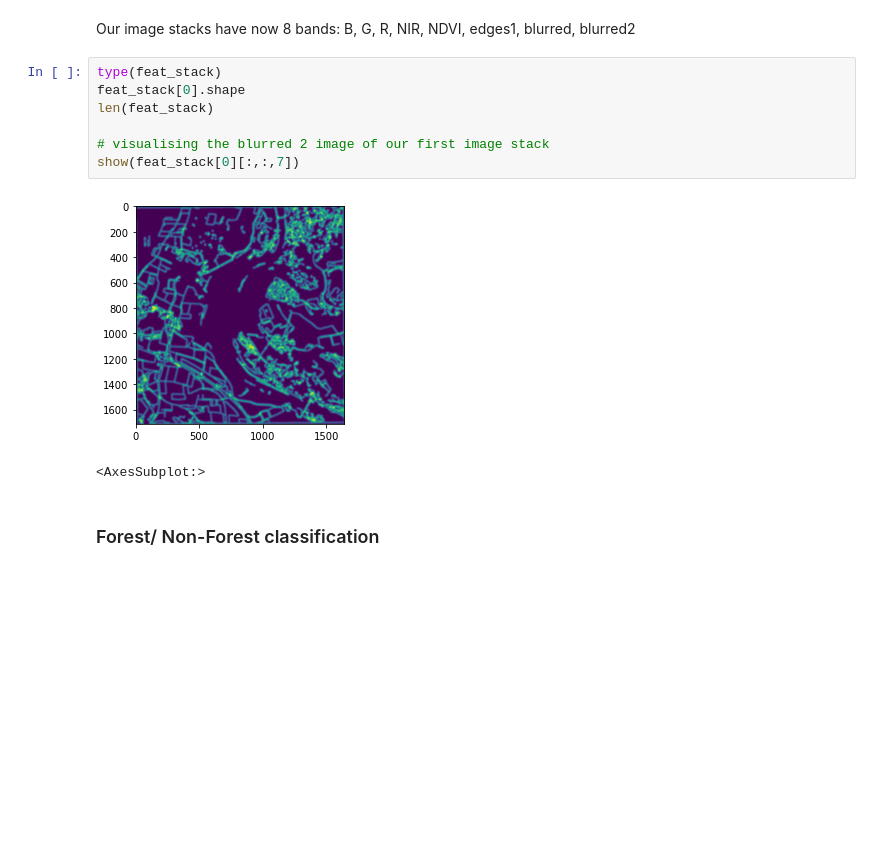
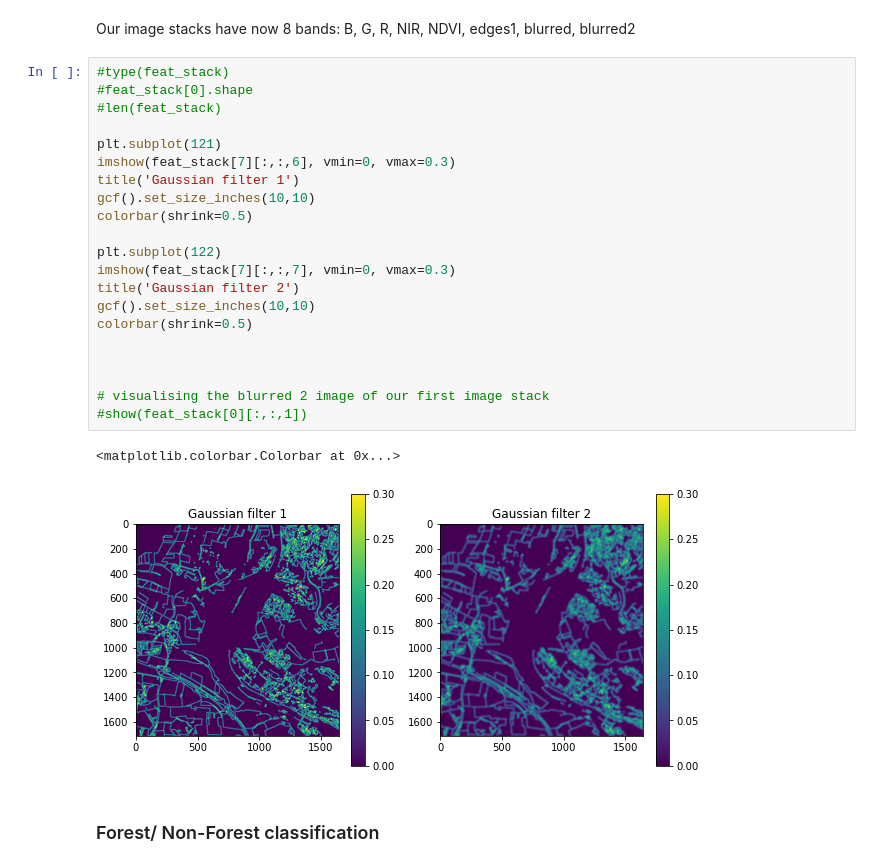
Before and after one commit to Reaganokoth/MB3_V2, a Jupyter notebook: Codes/MB3_notebook_Reagan-Copy_of_Nora_2.ipynb, the cells around one changed output. Saved outputs shown, nothing was run; the diff lists cells and outputs as text; blank space fills up the shorter version.

Commit message:
visualization of ndvi etc

```diff
--- a/Codes/MB3_notebook_Reagan-Copy_of_Nora_2.ipynb
+++ b/Codes/MB3_notebook_Reagan-Copy_of_Nora_2.ipynb
@@ -379,15 +436,29 @@ feat_stack = get_texture_features(ndvi_stack)
 # %% [markdown]
 Our image stacks have now 8 bands: B, G, R, NIR, NDVI, edges1, blurred, blurred2
 # %%
-type(feat_stack)
-feat_stack[0].shape
-len(feat_stack)
+#type(feat_stack)
+#feat_stack[0].shape
+#len(feat_stack)
+
+plt.subplot(121)
+imshow(feat_stack[7][:,:,6], vmin=0, vmax=0.3)
+title('Gaussian filter 1')
+gcf().set_size_inches(10,10)
+colorbar(shrink=0.5)
+
+plt.subplot(122)
+imshow(feat_stack[7][:,:,7], vmin=0, vmax=0.3)
+title('Gaussian filter 2')
+gcf().set_size_inches(10,10)
+colorbar(shrink=0.5)
+
+
 
 # visualising the blurred 2 image of our first image stack
-show(feat_stack[0][:,:,7])
+#show(feat_stack[0][:,:,1])
 # %% [output]
+<matplotlib.colorbar.Colorbar at 0x...>
-[figure, old version]
+[figure, new version]
-<AxesSubplot:>
 # %% [markdown]
 ### Forest/ Non-Forest classification
 # %% [markdown]
```
Also changed, not shown: parts of 27 cells of this notebook, 1 other file.
